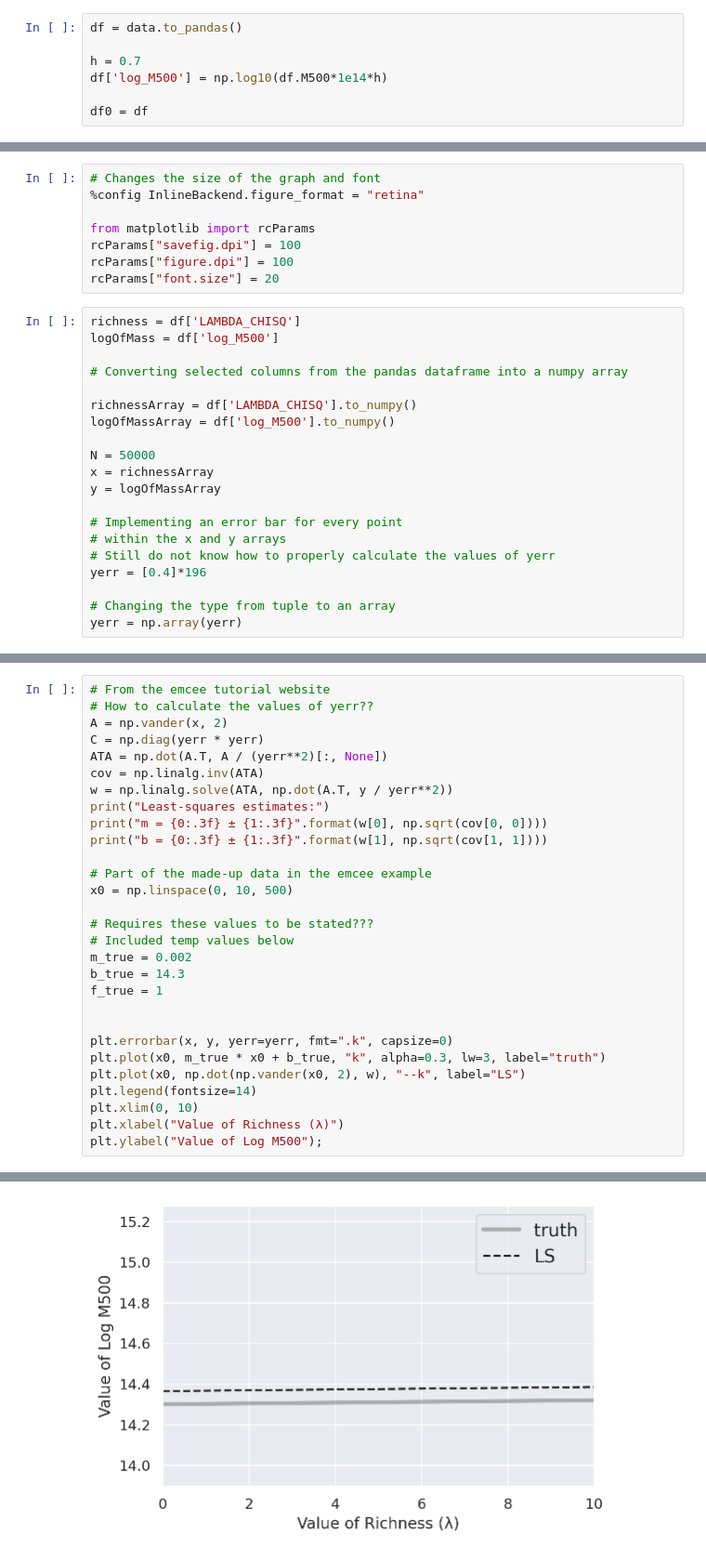
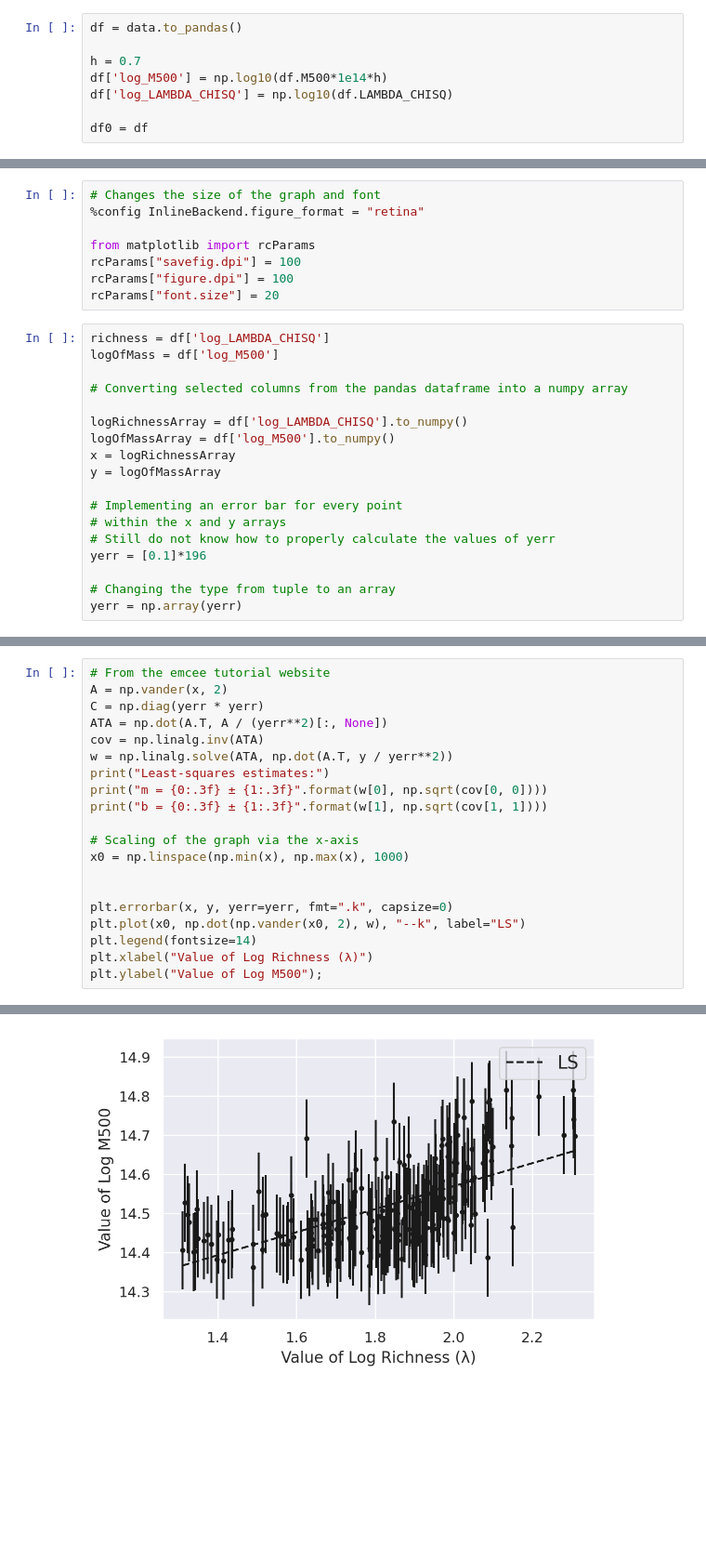
Before and after one commit to allenpinjic/mustar-project, a Jupyter notebook: notebook/Experimenting_With_Models.ipynb, the cells around one changed output, grey strips where cells are left out. Shown: that part at 93% size. Saved outputs shown, nothing was run; the diff lists cells and outputs as text; blank space fills up the shorter version.

```diff
--- a/notebook/Experimenting_With_Models.ipynb
+++ b/notebook/Experimenting_With_Models.ipynb
@@ -20,6 +23,7 @@ df = data.to_pandas()
 
 h = 0.7
 df['log_M500'] = np.log10(df.M500*1e14*h)
+df['log_LAMBDA_CHISQ'] = np.log10(df.LAMBDA_CHISQ)
 
 df0 = df
 # %%
@@ -191,22 +196,20 @@ rcParams["savefig.dpi"] = 100
 rcParams["figure.dpi"] = 100
 rcParams["font.size"] = 20
 # %%
-richness = df['LAMBDA_CHISQ']
+richness = df['log_LAMBDA_CHISQ']
 logOfMass = df['log_M500']
 
 # Converting selected columns from the pandas dataframe into a numpy array
 
-richnessArray = df['LAMBDA_CHISQ'].to_numpy()
+logRichnessArray = df['log_LAMBDA_CHISQ'].to_numpy()
 logOfMassArray = df['log_M500'].to_numpy()
-
-N = 50000
-x = richnessArray
+x = logRichnessArray
 y = logOfMassArray
 
 # Implementing an error bar for every point
 # within the x and y arrays
 # Still do not know how to properly calculate the values of yerr
-yerr = [0.4]*196
+yerr = [0.1]*196
 
 # Changing the type from tuple to an array
 yerr = np.array(yerr)
@@ -222,7 +225,6 @@ print(logOfMassArray.shape)
 (196,)
 # %%
 # From the emcee tutorial website
-# How to calculate the values of yerr??
 A = np.vander(x, 2)
 C = np.diag(yerr * yerr)
 ATA = np.dot(A.T, A / (yerr**2)[:, None])
@@ -232,22 +234,14 @@ print("Least-squares estimates:")
 print("m = {0:.3f} ± {1:.3f}".format(w[0], np.sqrt(cov[0, 0])))
 print("b = {0:.3f} ± {1:.3f}".format(w[1], np.sqrt(cov[1, 1])))
 
-# Part of the made-up data in the emcee example
-x0 = np.linspace(0, 10, 500)
-
-# Requires these values to be stated???
-# Included temp values below
-m_true = 0.002
-b_true = 14.3
-f_true = 1
+# Scaling of the graph via the x-axis
+x0 = np.linspace(np.min(x), np.max(x), 1000)
 
 
 plt.errorbar(x, y, yerr=yerr, fmt=".k", capsize=0)
-plt.plot(x0, m_true * x0 + b_true, "k", alpha=0.3, lw=3, label="truth")
 plt.plot(x0, np.dot(np.vander(x0, 2), w), "--k", label="LS")
 plt.legend(fontsize=14)
-plt.xlim(0, 10)
-plt.xlabel("Value of Richness (λ)")
+plt.xlabel("Value of Log Richness (λ)")
 plt.ylabel("Value of Log M500");
 # %% [output]
 Least-squares estimates:
@@ -256 +250 @@ b = 14.365 ± 0.068
-[figure, old version]
+[figure, new version]
```
Also changed, not shown: parts of 29 cells of this notebook.
